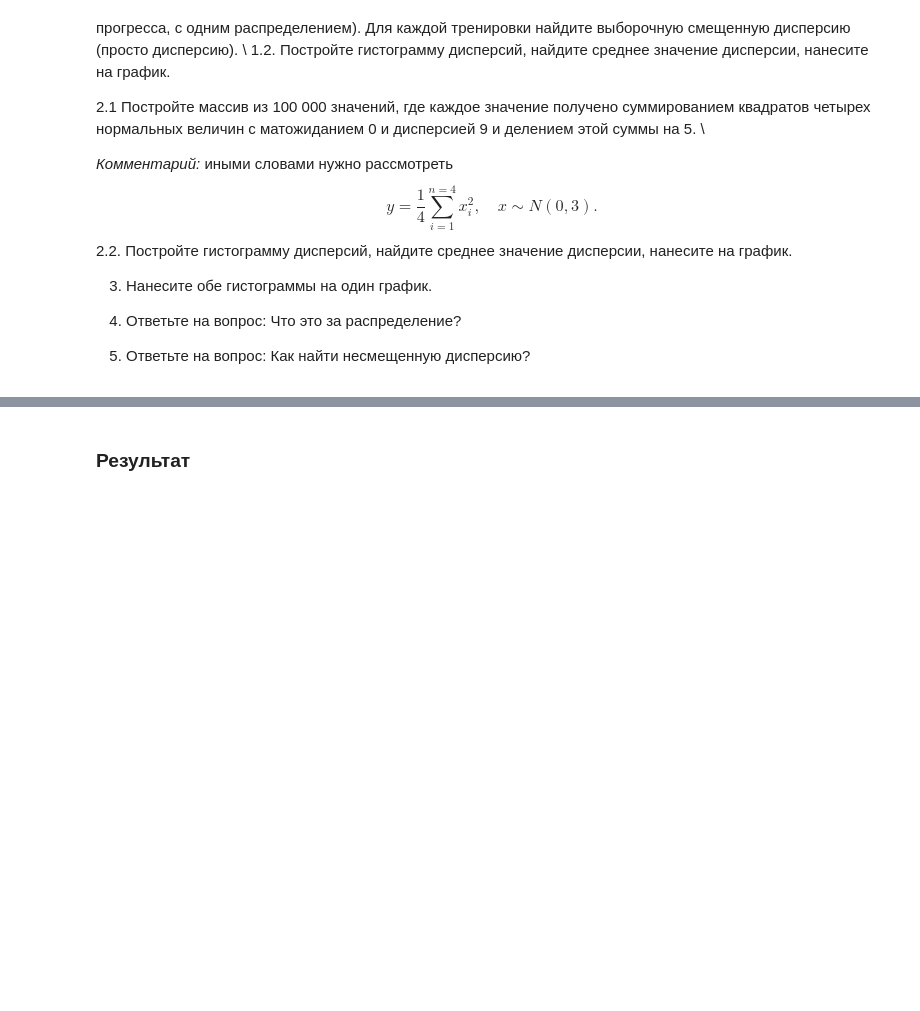
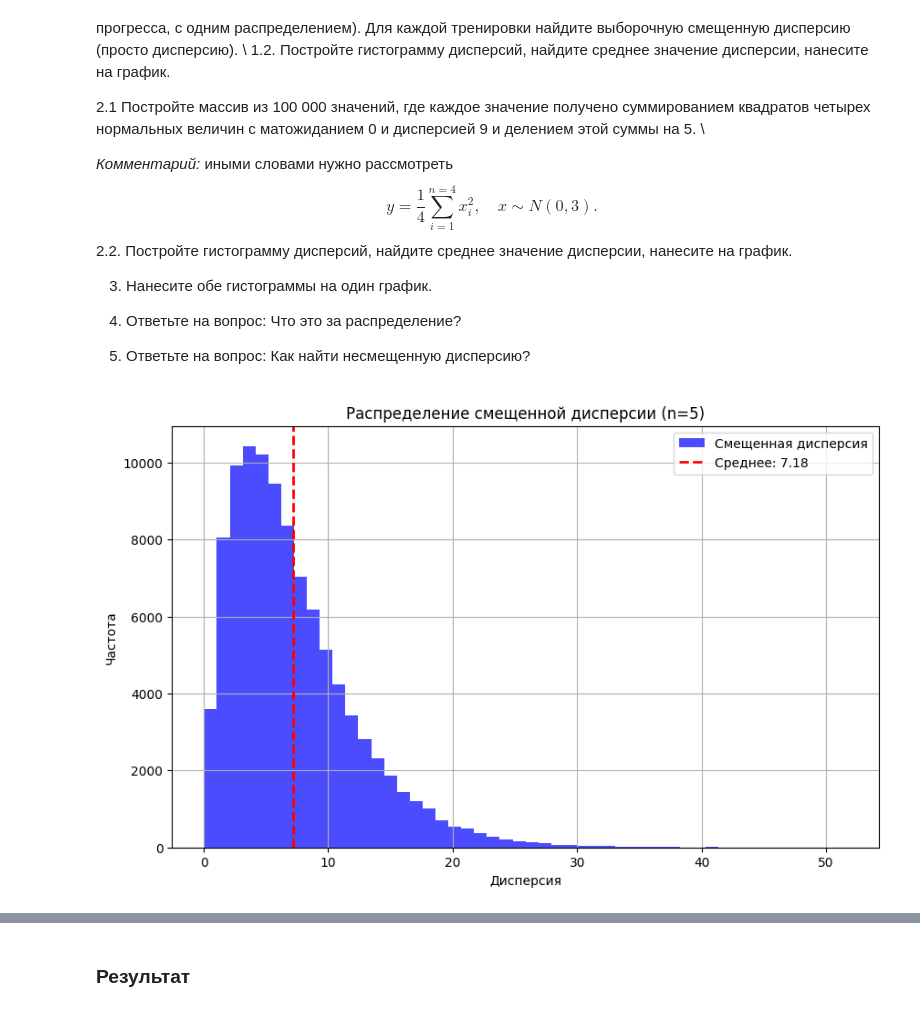
Before and after one commit to A-l-E-v/ML-Engineer, a Jupyter notebook: Math/12_3/12_3_sym_home_work_unbiased.ipynb, the cells around one changed output, grey strips where cells are left out. Saved outputs shown, nothing was run; the diff lists cells and outputs as text; code cells hidden in the pictures; blank space fills up the shorter version.

```diff
--- a/Math/12_3/12_3_sym_home_work_unbiased.ipynb
+++ b/Math/12_3/12_3_sym_home_work_unbiased.ipynb
@@ -25,3 +25,31 @@
 4. Ответьте на вопрос: Что это за распределение?
 
 5. Ответьте на вопрос: Как найти несмещенную дисперсию?
+# %%
+import numpy as np
+import matplotlib.pyplot as plt
+
+# Параметры
+mu = 20  # среднее время круга (мин)
+sigma = 3  # стандартное отклонение (корень из дисперсии 9)
+n_samples = 100000
+n_laps = 5
+
+# Генерация данных: 100000 тренировок по 5 кругов
+data = np.random.normal(mu, sigma, (n_samples, n_laps))
+
+# Вычисление смещенной дисперсии для каждой тренировки
+biased_variances = np.var(data, axis=1, ddof=0)
+
+# Гистограмма смещенных дисперсий
+plt.figure(figsize=(10, 6))
+plt.hist(biased_variances, bins=50, alpha=0.7, color='blue', label='Смещенная дисперсия')
+plt.axvline(biased_variances.mean(), color='red', linestyle='dashed', linewidth=2, label=f'Среднее: {biased_variances.mean():.2f}')
+plt.xlabel('Дисперсия')
+plt.ylabel('Частота')
+plt.title('Распределение смещенной дисперсии (n=5)')
+plt.legend()
+plt.grid()
+plt.show()
+# %% [output]
+[figure, added]
```
Also changed, not shown: parts of 8 cells of this notebook, 3 other files.
